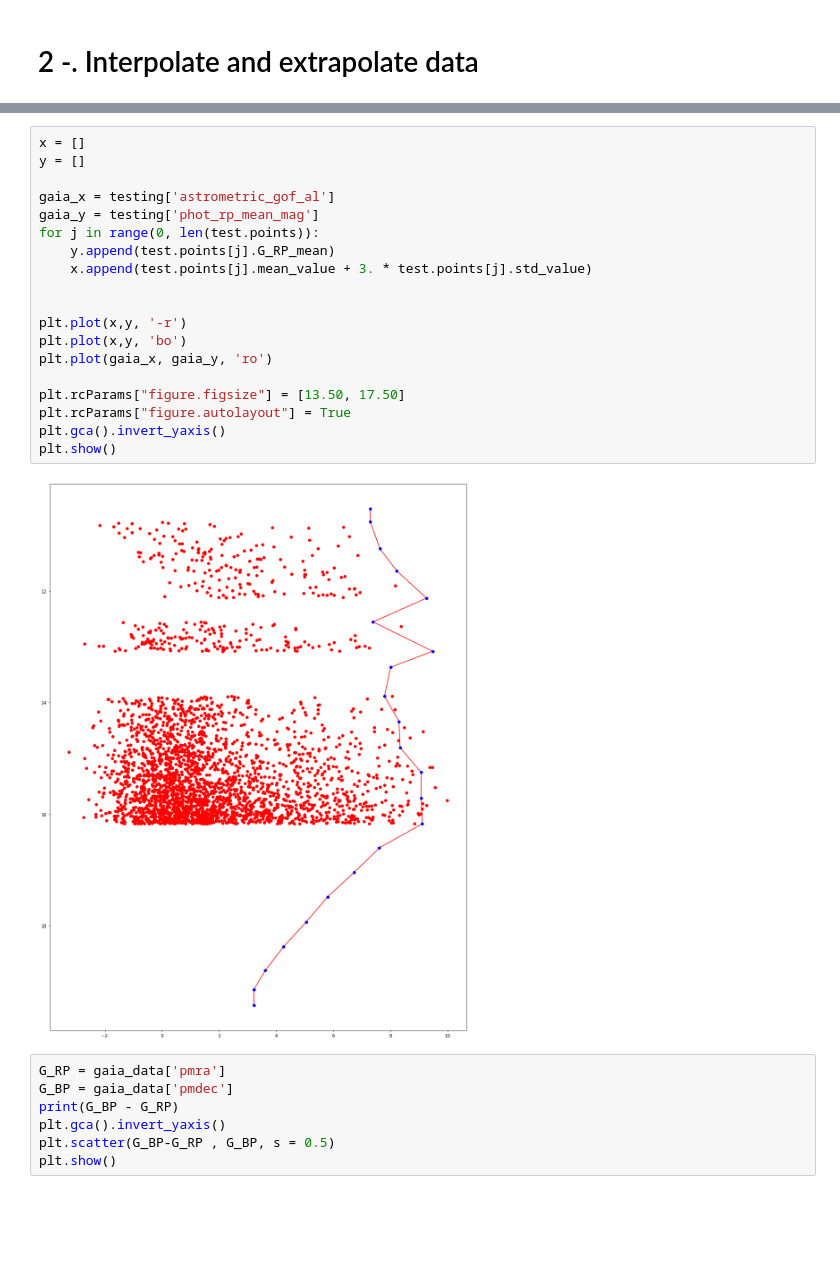
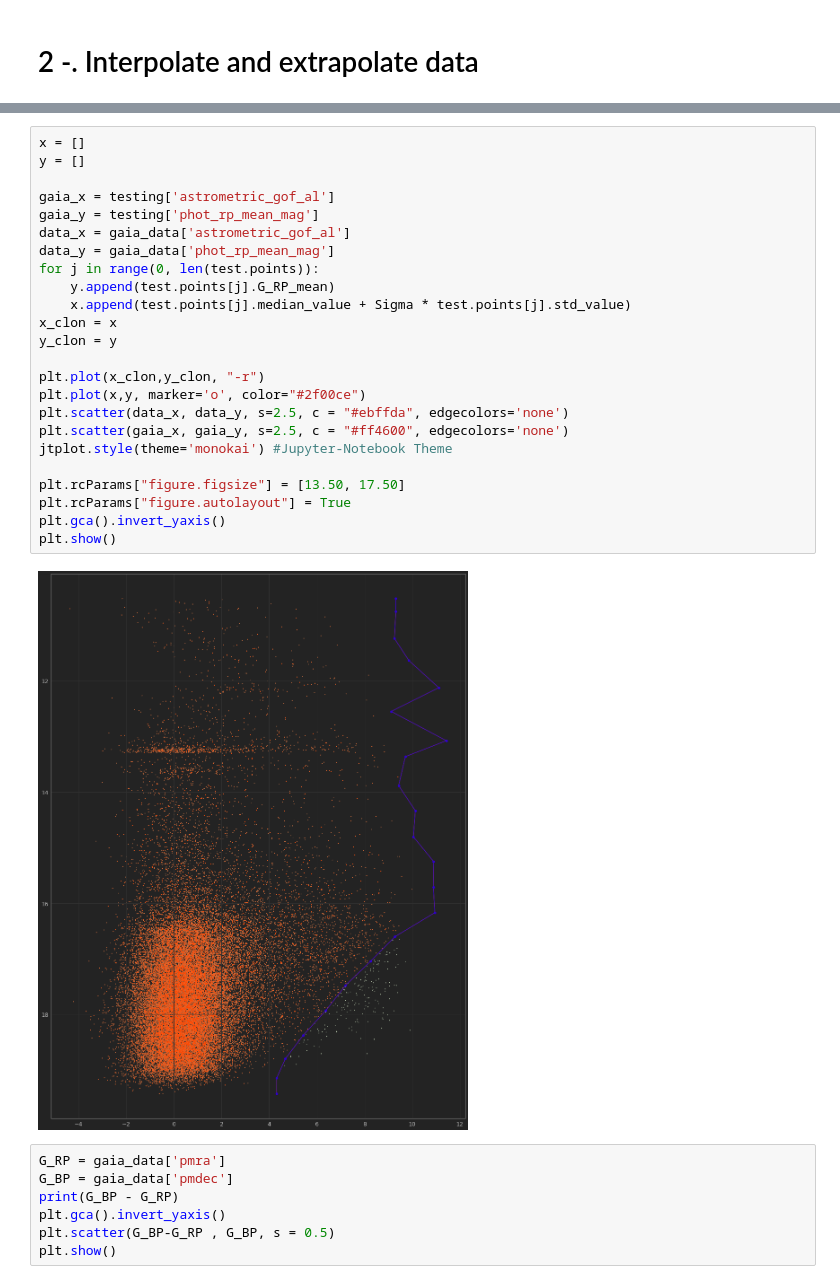
Before and after one commit to GunZF0x/astrogaia-jupyter, a Jupyter notebook: 3_Filter_data_Cordoni_algorithm/3_Filter_data_Cordoni_algorithm.ipynb, the cells around one changed output, grey strips where cells are left out. Drawn from its saved outputs; the diff is of its cells as text; blank space fills up the shorter version.

```diff
--- a/3_Filter_data_Cordoni_algorithm/3_Filter_data_Cordoni_algorithm.ipynb
+++ b/3_Filter_data_Cordoni_algorithm/3_Filter_data_Cordoni_algorithm.ipynb
@@ -572,24 +629,29 @@ To use the future default and silence this warning we advise to pass `rcond=None
 # %%
 x = []
 y = []
 
 gaia_x = testing['astrometric_gof_al']
 gaia_y = testing['phot_rp_mean_mag']
+data_x = gaia_data['astrometric_gof_al']
+data_y = gaia_data['phot_rp_mean_mag']
 for j in range(0, len(test.points)):
     y.append(test.points[j].G_RP_mean)
-    x.append(test.points[j].mean_value + 3. * test.points[j].std_value)
+    x.append(test.points[j].median_value + Sigma * test.points[j].std_value)
+x_clon = x
+y_clon = y
 
-
-plt.plot(x,y, '-r')
-plt.plot(x,y, 'bo')
-plt.plot(gaia_x, gaia_y, 'ro')
+plt.plot(x_clon,y_clon, "-r")
+plt.plot(x,y, marker='o', color="#2f00ce")
+plt.scatter(data_x, data_y, s=2.5, c = "#ebffda", edgecolors='none')
+plt.scatter(gaia_x, gaia_y, s=2.5, c = "#ff4600", edgecolors='none')
+jtplot.style(theme='monokai') #Jupyter-Notebook Theme
 
 plt.rcParams["figure.figsize"] = [13.50, 17.50]
 plt.rcParams["figure.autolayout"] = True
 plt.gca().invert_yaxis()
 plt.show()
 # %% [output]
-[figure, old version]
+[figure, new version]
 # %%
 G_RP = gaia_data['pmra']
 G_BP = gaia_data['pmdec']
```
Also changed, not shown: parts of 3 cells of this notebook.
